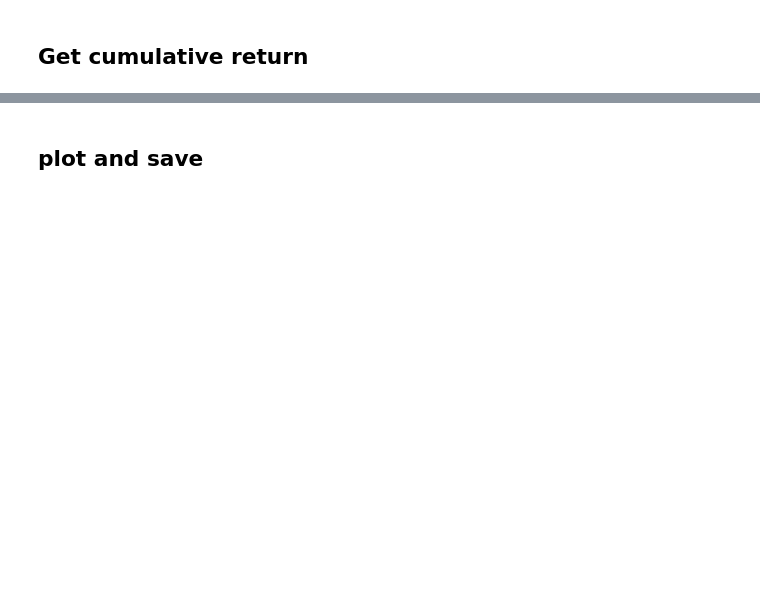
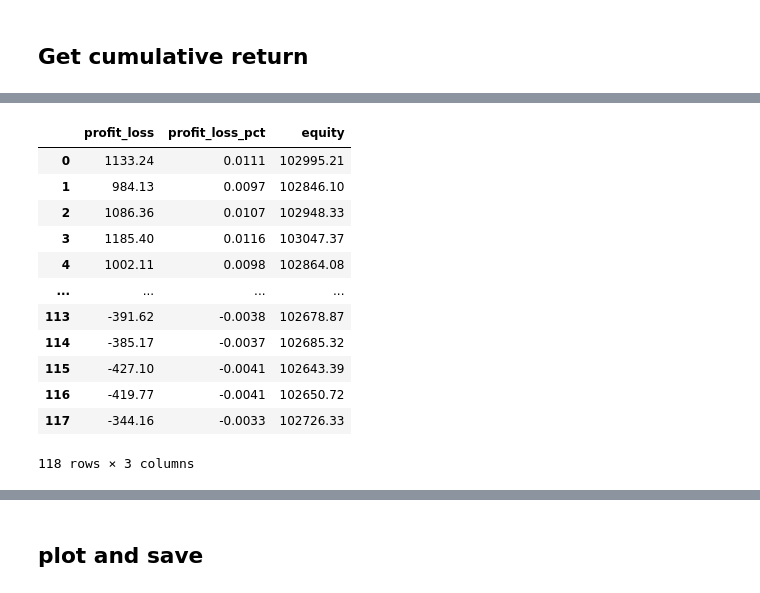
Before and after one commit to etesys/FinRL, a Jupyter notebook: 3-Practical/FinRL_PaperTrading_Demo.ipynb, the cells around one changed output, grey strips where cells are left out. Saved outputs shown, nothing was run; the diff lists cells and outputs as text; code cells hidden in the pictures; blank space fills up the shorter version.

```diff
--- a/3-Practical/FinRL_PaperTrading_Demo.ipynb
+++ b/3-Practical/FinRL_PaperTrading_Demo.ipynb
@@ -1496,4 +1525,5 @@ ModuleNotFoundError: No module named 'finrl'
 # %%
+!pip install --upgrade pandas  ## HSG
 def get_trading_days(start, end):
     nyse = tc.get_calendar('NYSE')
     #df = nyse.sessions_in_range(pd.Timestamp(start,tz=pytz.UTC), ## HSG
@@ -1511,7 +1541,10 @@ def alpaca_history(key, secret, url, start, end):
     trading_days = get_trading_days(start, end)
     df = pd.DataFrame()
     for day in trading_days:
-        df = df.append(api.get_portfolio_history(date_start = day,timeframe='5Min').df.iloc[:78])
+        new_rows = api.get_portfolio_history(date_start = day,timeframe='5Min').df.iloc[:78]
+        #df = df.append(new_rows, ignore_index=True)
+        df = pd.concat([df, new_rows], ignore_index=True)
+        #df = df.append(api.get_portfolio_history(date_start = day,timeframe='5Min').df.iloc[:78], ignore_index=True)
     equities = df.equity.values
     cumu_returns = equities/equities[0]
     cumu_returns = cumu_returns[~np.isnan(cumu_returns)]
@@ -1548,3 +1629,20 @@ df_erl.tail()
+# %%
+#df_erl.tail()
+df_erl
+# %% [output]
+|  | profit_loss | profit_loss_pct | equity |
+| 0 | 1133.24 | 0.0111 | 102995.21 |
+| 1 | 984.13 | 0.0097 | 102846.10 |
+| 2 | 1086.36 | 0.0107 | 102948.33 |
+| 3 | 1185.40 | 0.0116 | 103047.37 |
+| 4 | 1002.11 | 0.0098 | 102864.08 |
+| ... | ... | ... | ... |
+| 113 | -391.62 | -0.0038 | 102678.87 |
+| 114 | -385.17 | -0.0037 | 102685.32 |
+| 115 | -427.10 | -0.0041 | 102643.39 |
+| 116 | -419.77 | -0.0041 | 102650.72 |
+| 117 | -344.16 | -0.0033 | 102726.33 |
+118 rows × 3 columns
 # %%
 returns_erl = cumu_erl -1
 returns_dia = cumu_djia - 1
```
Also changed, not shown: parts of 25 cells of this notebook.
